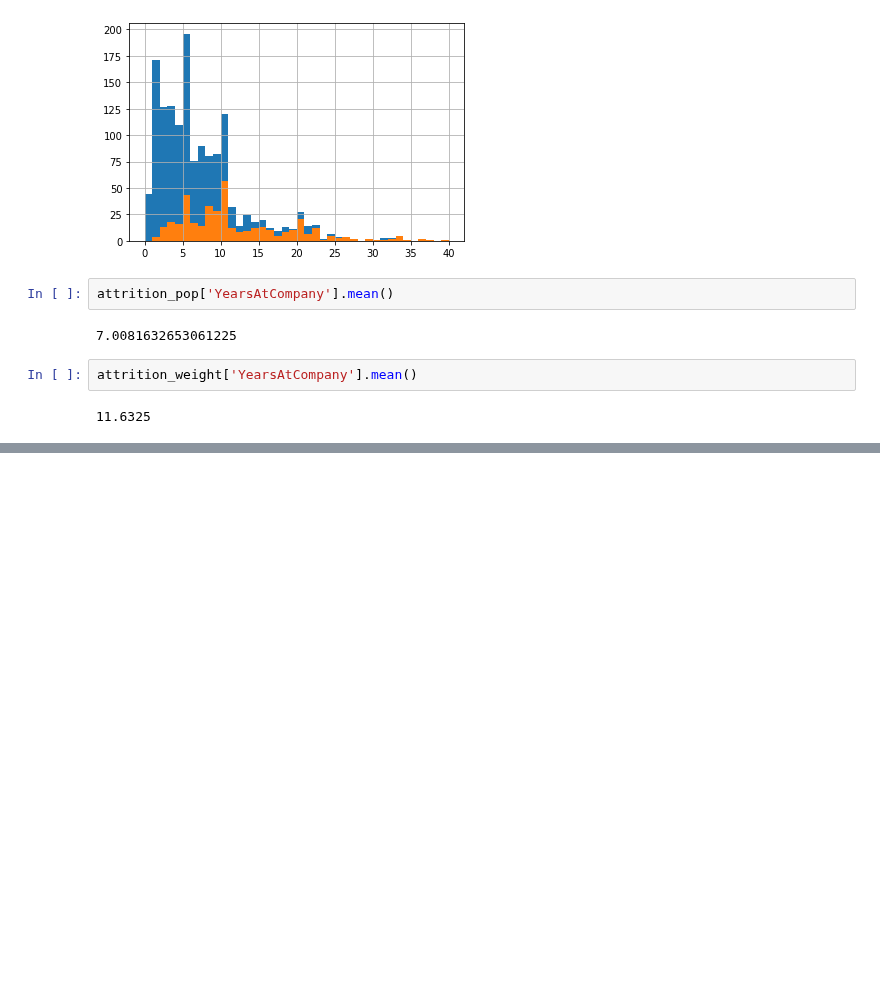
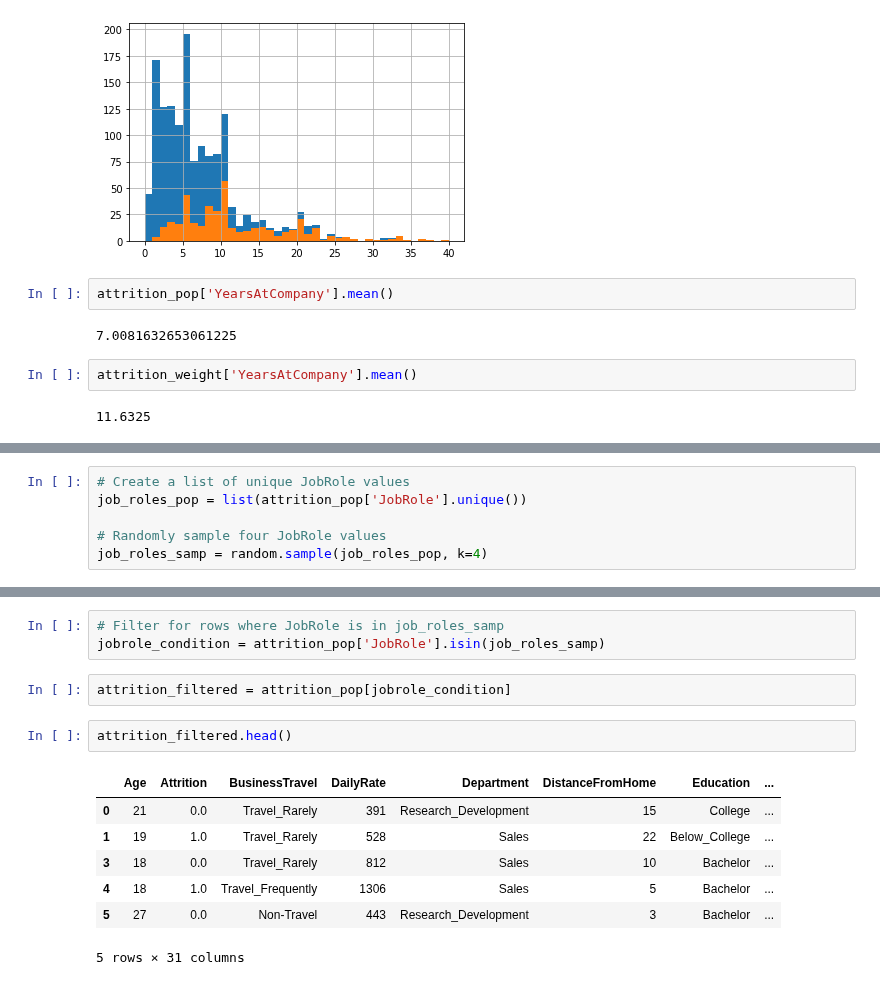
Before and after one commit to Starburned7/data-analytics-projects, a Jupyter notebook: attrition_analysis_sampling.ipynb, the cells around one changed output, grey strips where cells are left out. Drawn from its saved outputs; the diff is of its cells as text; blank space fills up the shorter version.

```diff
--- a/attrition_analysis_sampling.ipynb
+++ b/attrition_analysis_sampling.ipynb
@@ -168,0 +173,6 @@ attrition_weight['YearsAtCompany'].mean()
+# %%
+# Create a list of unique JobRole values
+job_roles_pop = list(attrition_pop['JobRole'].unique())
+
+# Randomly sample four JobRole values
+job_roles_samp = random.sample(job_roles_pop, k=4)
@@ -168,0 +198,15 @@ attrition_weight['YearsAtCompany'].mean()
+# %%
+# Filter for rows where JobRole is in job_roles_samp
+jobrole_condition = attrition_pop['JobRole'].isin(job_roles_samp)
+# %%
+attrition_filtered = attrition_pop[jobrole_condition]
+# %%
+attrition_filtered.head()
+# %% [output]
+|  | Age | Attrition | BusinessTravel | DailyRate | Department | DistanceFromHome | Education | ... |
+| 0 | 21 | 0.0 | Travel_Rarely | 391 | Research_Development | 15 | College | ... |
+| 1 | 19 | 1.0 | Travel_Rarely | 528 | Sales | 22 | Below_College | ... |
+| 3 | 18 | 0.0 | Travel_Rarely | 812 | Sales | 10 | Bachelor | ... |
+| 4 | 18 | 1.0 | Travel_Frequently | 1306 | Sales | 5 | Bachelor | ... |
+| 5 | 27 | 0.0 | Non-Travel | 443 | Research_Development | 3 | Bachelor | ... |
+5 rows × 31 columns
```
Also changed, not shown: parts of 32 cells of this notebook.
